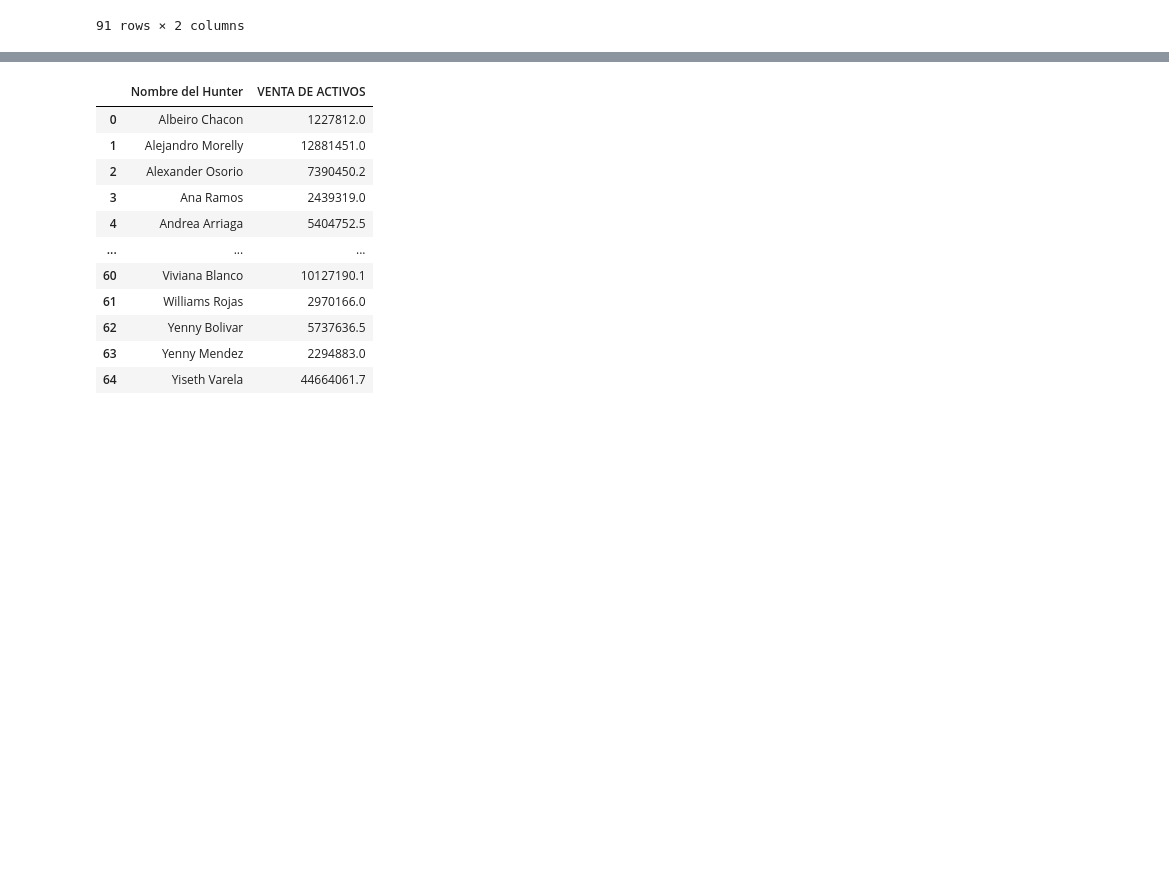
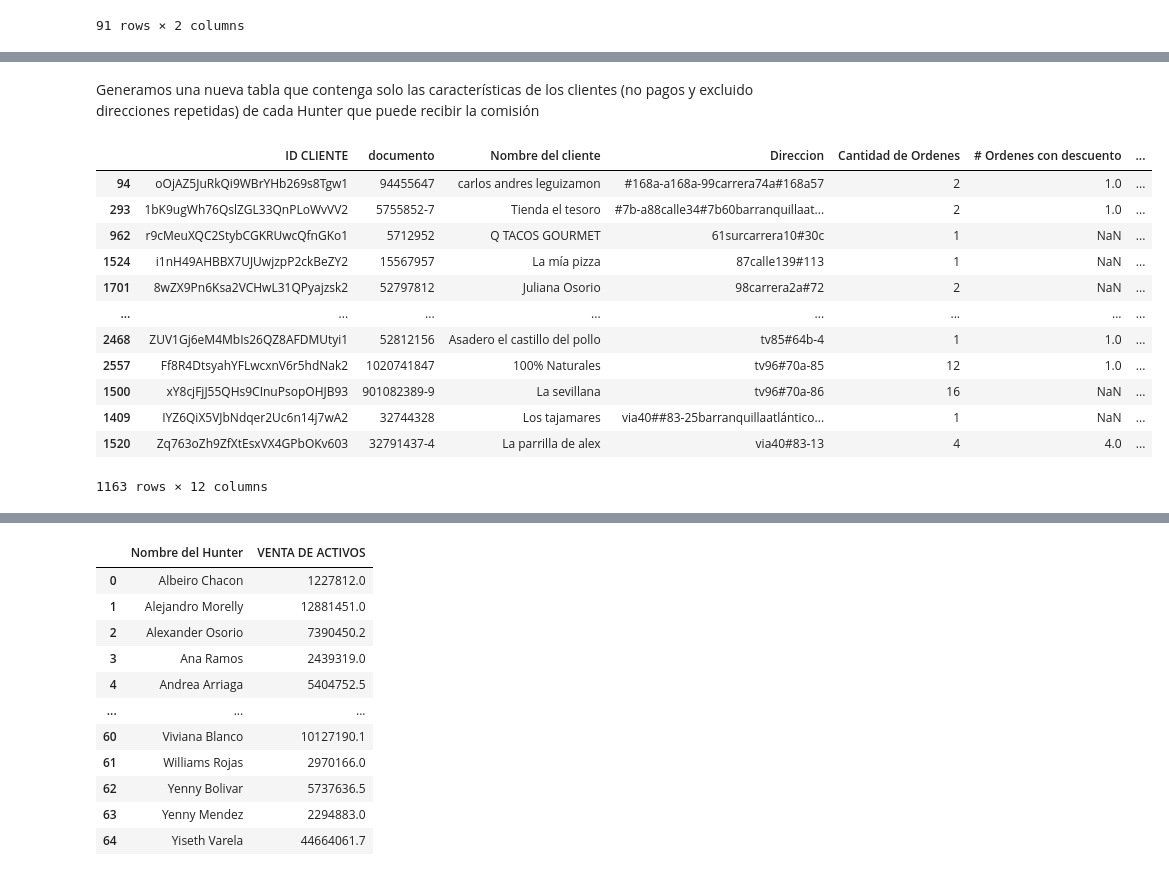
Before and after one commit to AndersonDGueC/data_science_proyects, a Jupyter notebook: frubana/prueba_fruber.ipynb, the cells around one changed output, grey strips where cells are left out. Saved outputs shown, nothing was run; the diff lists cells and outputs as text; code cells hidden in the pictures; blank space fills up the shorter version.

```diff
--- a/frubana/prueba_fruber.ipynb
+++ b/frubana/prueba_fruber.ipynb
@@ -101,0 +133,3 @@ valorest_hunters
+# %%
+valores_hunt9m= valorest_hunters[valorest_hunters['VENTAS TOTALES']>=9000000]
+valores_hunt9m
@@ -118,0 +175,3 @@ hunter_resa
+# %%
+hunter_pros_act=hunter_resa[hunter_resa['Numero Activos']>6]
+hunter_pros_act.sort_values('Numero Activos')
@@ -118,0 +198,3 @@ hunter_resa
+# %%
+hunters_com_act=pd.merge(valores_hunt9m, hunter_pros_act, how='inner', on='Nombre del Hunter')
+hunters_com_act
@@ -118,0 +223,20 @@ hunter_resa
+# %% [markdown]
+Generamos una nueva tabla que contenga solo las características de los clientes (no pagos y excluido direcciones repetidas) de cada Hunter que puede recibir la comisión
+# %%
+name_hunter_sel=list(hunters_com_act['Nombre del Hunter'].unique())
+data_pre_com=datafr_pago[datafr_pago['Nombre del Hunter'].isin(name_hunter_sel)]
+data_pre_com
+# %% [output]
+|  | ID CLIENTE | documento | Nombre del cliente | Direccion | Cantidad de Ordenes | # Ordenes con descuento | ... |
+| 94 | oOjAZ5JuRkQi9WBrYHb269s8Tgw1 | 94455647 | carlos andres leguizamon | #168a-a168a-99carrera74a#168a57 | 2 | 1.0 | ... |
+| 293 | 1bK9ugWh76QslZGL33QnPLoWvVV2 | 5755852-7 | Tienda el tesoro | #7b-a88calle34#7b60barranquillaat... | 2 | 1.0 | ... |
+| 962 | r9cMeuXQC2StybCGKRUwcQfnGKo1 | 5712952 | Q TACOS GOURMET | 61surcarrera10#30c | 1 | NaN | ... |
+| 1524 | i1nH49AHBBX7UJUwjzpP2ckBeZY2 | 15567957 | La mía pizza | 87calle139#113 | 1 | NaN | ... |
+| 1701 | 8wZX9Pn6Ksa2VCHwL31QPyajzsk2 | 52797812 | Juliana Osorio | 98carrera2a#72 | 2 | NaN | ... |
+| ... | ... | ... | ... | ... | ... | ... | ... |
+| 2468 | ZUV1Gj6eM4MbIs26QZ8AFDMUtyi1 | 52812156 | Asadero el castillo del pollo | tv85#64b-4 | 1 | 1.0 | ... |
+| 2557 | Ff8R4DtsyahYFLwcxnV6r5hdNak2 | 1020741847 | 100% Naturales | tv96#70a-85 | 12 | 1.0 | ... |
+| 1500 | xY8cjFjJ55QHs9CInuPsopOHJB93 | 901082389-9 | La sevillana | tv96#70a-86 | 16 | NaN | ... |
+| 1409 | IYZ6QiX5VJbNdqer2Uc6n14j7wA2 | 32744328 | Los tajamares | via40##83-25barranquillaatlántico... | 1 | NaN | ... |
+| 1520 | Zq763oZh9ZfXtEsxVX4GPbOKv603 | 32791437-4 | La parrilla de alex | via40#83-13 | 4 | 4.0 | ... |
+1163 rows × 12 columns
```
Also changed, not shown: parts of 22 cells of this notebook.
